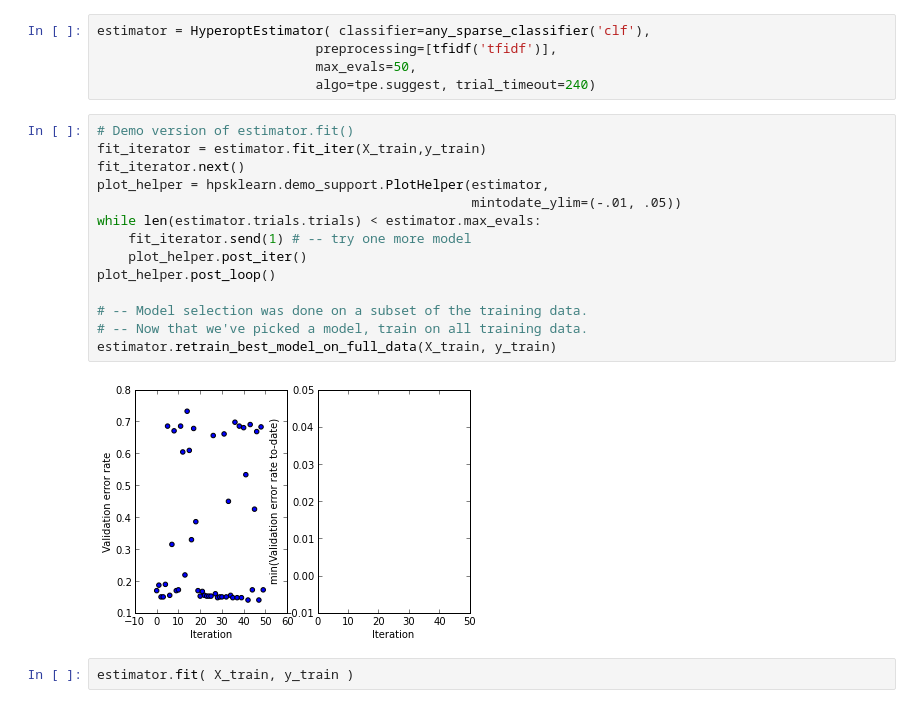
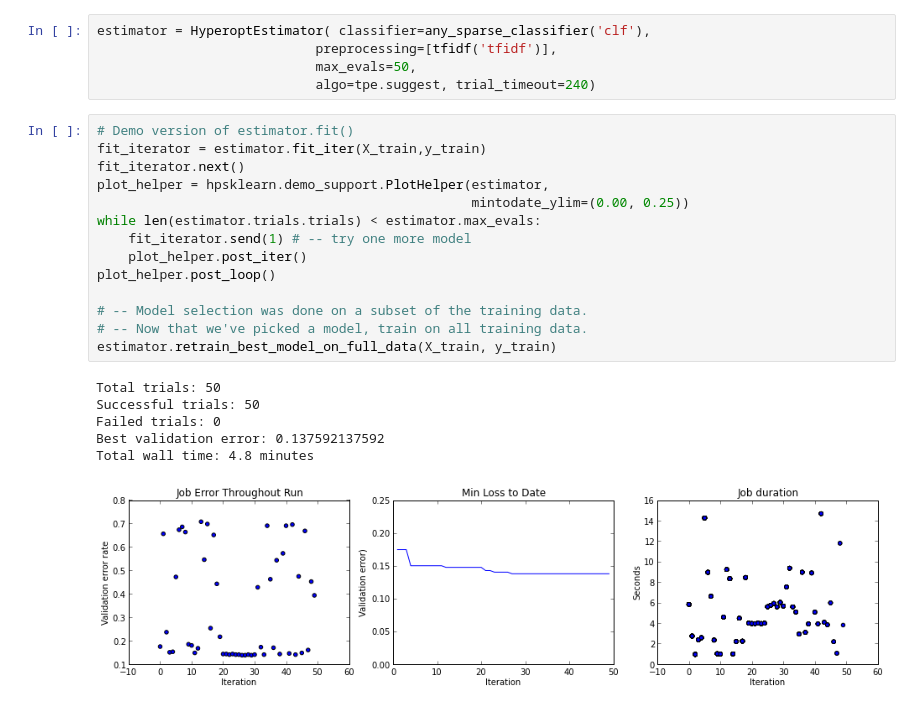
Before and after one commit to bjkomer/hyperopt-sklearn, a Jupyter notebook: notebooks/20newsgroups.ipynb, the cells around one changed output. Drawn from its saved outputs; the diff is of its cells as text.

```diff
--- a/notebooks/20newsgroups.ipynb
+++ b/notebooks/20newsgroups.ipynb
@@ -29,21 +29,24 @@ estimator = HyperoptEstimator( classifier=any_sparse_classifier('clf'),
 # %%
 # Demo version of estimator.fit()
 fit_iterator = estimator.fit_iter(X_train,y_train)
 fit_iterator.next()
 plot_helper = hpsklearn.demo_support.PlotHelper(estimator,
-                                                mintodate_ylim=(-.01, .05))
+                                                mintodate_ylim=(0.00, 0.25))
 while len(estimator.trials.trials) < estimator.max_evals:
     fit_iterator.send(1) # -- try one more model
     plot_helper.post_iter()
 plot_helper.post_loop()
 
 # -- Model selection was done on a subset of the training data.
 # -- Now that we've picked a model, train on all training data.
 estimator.retrain_best_model_on_full_data(X_train, y_train)
 # %% [output]
+Total trials: 50
+Successful trials: 50
+Failed trials: 0
+Best validation error: 0.137592137592
+Total wall time: 4.8 minutes
-[figure, old version]
+[figure, new version]
-# %%
-estimator.fit( X_train, y_train )
 # %%
 print( estimator.score( X_test, y_test ) )
 print( estimator.best_model() )
```
Also changed, not shown: parts of 1 cell of this notebook.
